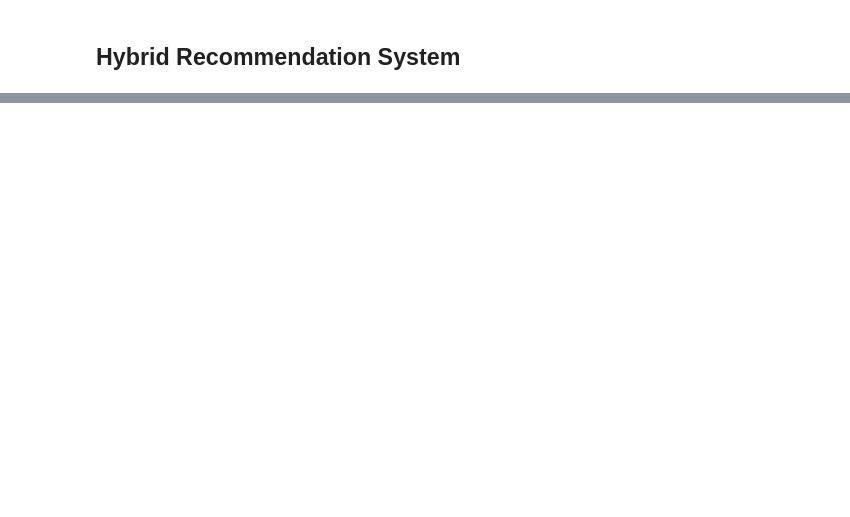
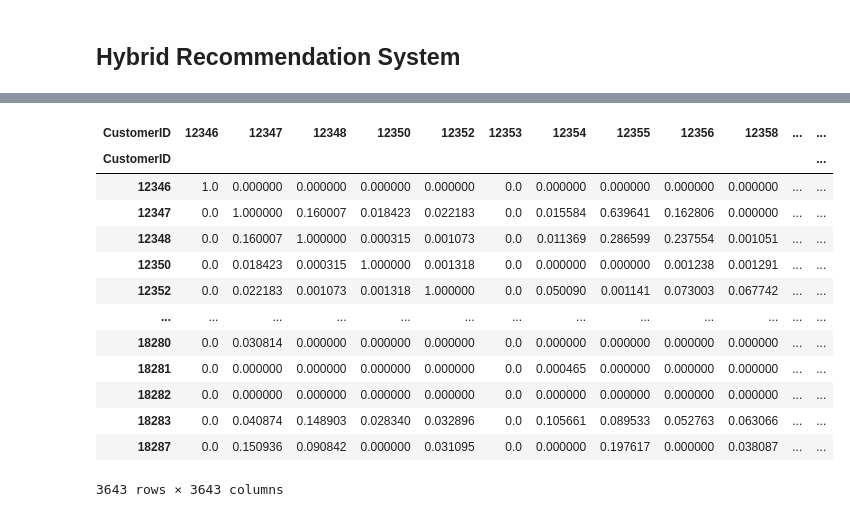
Before and after one commit to PhatNguyen3174/e-commerce_hybrid_recommendation_system, a Jupyter notebook: RS_Hybrid Recommendation System.ipynb, the cells around one changed output, grey strips where cells are left out. Saved outputs shown, nothing was run; the diff lists cells and outputs as text; code cells hidden in the pictures; blank space fills up the shorter version.

```diff
--- a/RS_Hybrid Recommendation System.ipynb
+++ b/RS_Hybrid Recommendation System.ipynb
@@ -287,0 +288,17 @@ data_df
+# %%
+user_similarity_data
+# %% [output]
+| CustomerID | 12346 | 12347 | 12348 | 12350 | 12352 | 12353 | 12354 | 12355 | 12356 | 12358 | ... | ... |
+| CustomerID |  |  |  |  |  |  |  |  |  |  |  | ... |
+| 12346 | 1.0 | 0.000000 | 0.000000 | 0.000000 | 0.000000 | 0.0 | 0.000000 | 0.000000 | 0.000000 | 0.000000 | ... | ... |
+| 12347 | 0.0 | 1.000000 | 0.160007 | 0.018423 | 0.022183 | 0.0 | 0.015584 | 0.639641 | 0.162806 | 0.000000 | ... | ... |
+| 12348 | 0.0 | 0.160007 | 1.000000 | 0.000315 | 0.001073 | 0.0 | 0.011369 | 0.286599 | 0.237554 | 0.001051 | ... | ... |
+| 12350 | 0.0 | 0.018423 | 0.000315 | 1.000000 | 0.001318 | 0.0 | 0.000000 | 0.000000 | 0.001238 | 0.001291 | ... | ... |
+| 12352 | 0.0 | 0.022183 | 0.001073 | 0.001318 | 1.000000 | 0.0 | 0.050090 | 0.001141 | 0.073003 | 0.067742 | ... | ... |
+| ... | ... | ... | ... | ... | ... | ... | ... | ... | ... | ... | ... | ... |
+| 18280 | 0.0 | 0.030814 | 0.000000 | 0.000000 | 0.000000 | 0.0 | 0.000000 | 0.000000 | 0.000000 | 0.000000 | ... | ... |
+| 18281 | 0.0 | 0.000000 | 0.000000 | 0.000000 | 0.000000 | 0.0 | 0.000465 | 0.000000 | 0.000000 | 0.000000 | ... | ... |
+| 18282 | 0.0 | 0.000000 | 0.000000 | 0.000000 | 0.000000 | 0.0 | 0.000000 | 0.000000 | 0.000000 | 0.000000 | ... | ... |
+| 18283 | 0.0 | 0.040874 | 0.148903 | 0.028340 | 0.032896 | 0.0 | 0.105661 | 0.089533 | 0.052763 | 0.063066 | ... | ... |
+| 18287 | 0.0 | 0.150936 | 0.090842 | 0.000000 | 0.031095 | 0.0 | 0.000000 | 0.197617 | 0.000000 | 0.038087 | ... | ... |
+3643 rows × 3643 columns
```
Also changed, not shown: parts of 6 cells of this notebook.
